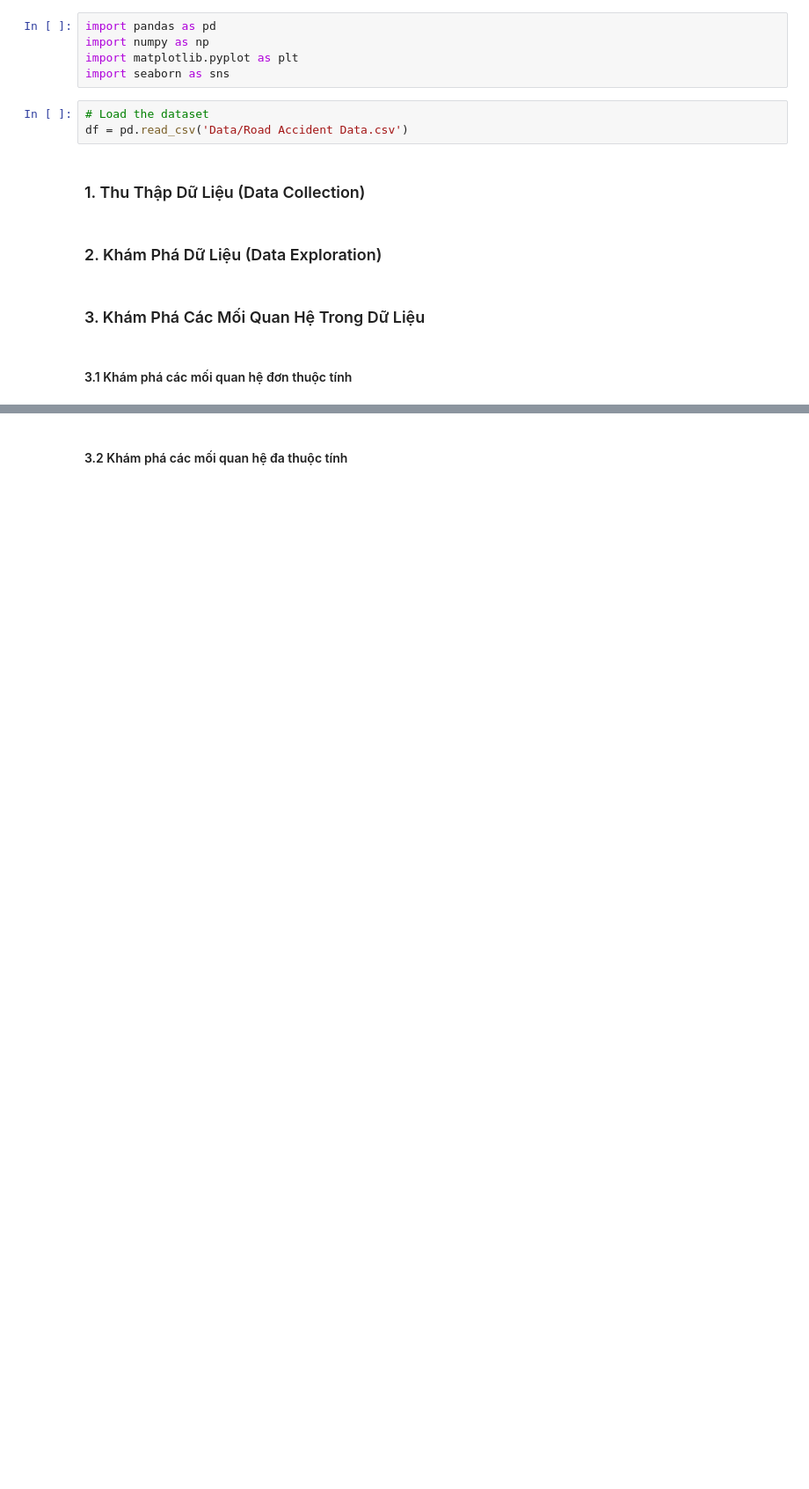
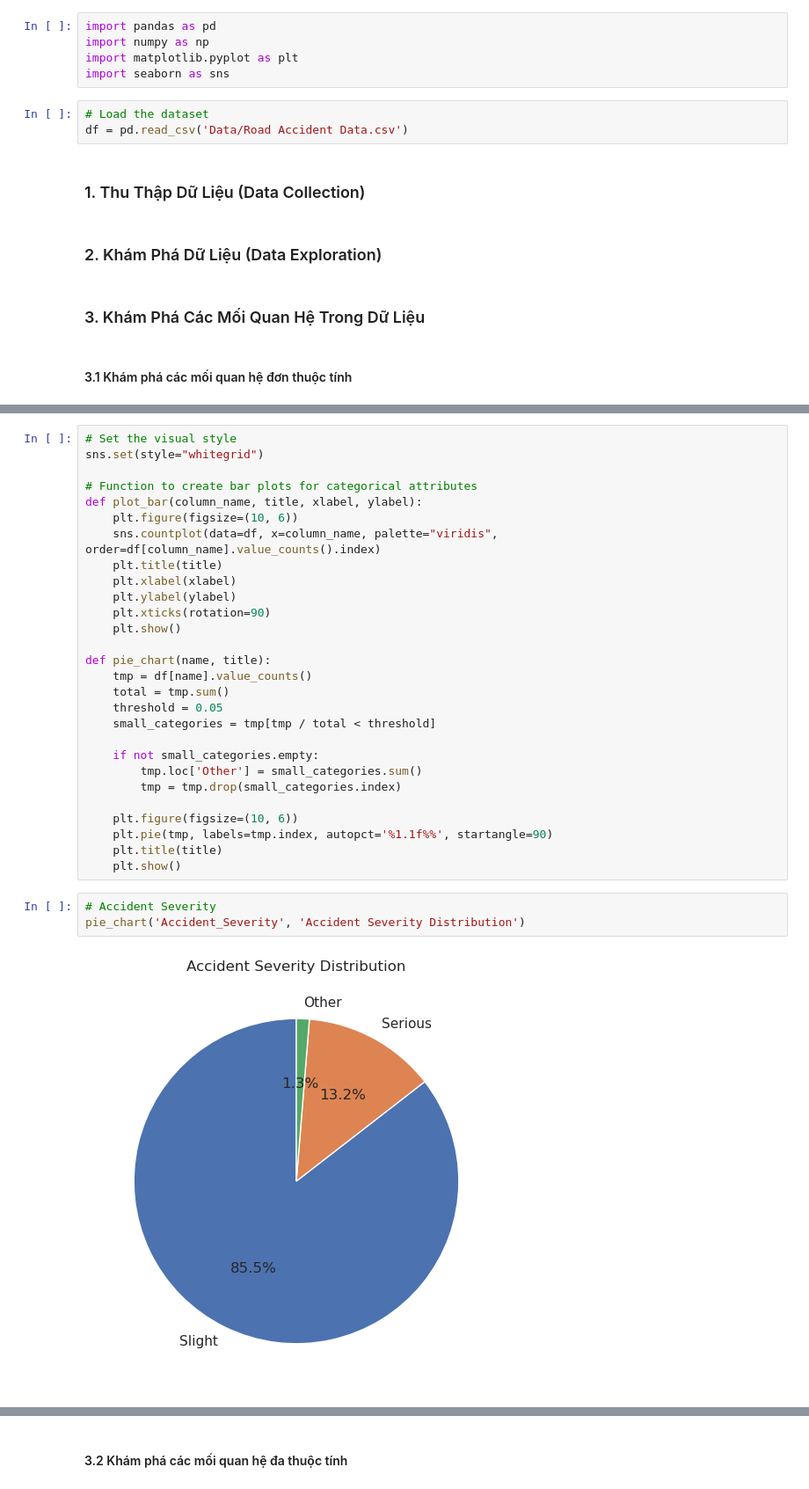
Before and after one commit to Baduc81/Data-Visualization-Lab01, a Jupyter notebook: Visualiztion.ipynb, the cells around one changed output, grey strips where cells are left out. Shown: that part at 88% size. Cells and saved outputs as stored; diff of their text form; blank space fills up the shorter version.

```diff
--- a/Visualiztion.ipynb
+++ b/Visualiztion.ipynb
@@ -20,0 +41,33 @@ df = pd.read_csv('Data/Road Accident Data.csv')
+# %%
+# Set the visual style
+sns.set(style="whitegrid")
+
+# Function to create bar plots for categorical attributes
+def plot_bar(column_name, title, xlabel, ylabel):
+    plt.figure(figsize=(10, 6))
+    sns.countplot(data=df, x=column_name, palette="viridis", order=df[column_name].value_counts().index)
+    plt.title(title)
+    plt.xlabel(xlabel)
+    plt.ylabel(ylabel)
+    plt.xticks(rotation=90)
+    plt.show()
+
+def pie_chart(name, title):
+    tmp = df[name].value_counts()
+    total = tmp.sum()
+    threshold = 0.05
+    small_categories = tmp[tmp / total < threshold]
+
+    if not small_categories.empty:
+        tmp.loc['Other'] = small_categories.sum()
+        tmp = tmp.drop(small_categories.index)
+
+    plt.figure(figsize=(10, 6))
+    plt.pie(tmp, labels=tmp.index, autopct='%1.1f%%', startangle=90)
+    plt.title(title)
+    plt.show()
+# %%
+# Accident Severity
+pie_chart('Accident_Severity', 'Accident Severity Distribution')
+# %% [output]
+[figure, added]
```
Also changed, not shown: parts of 26 cells of this notebook.
